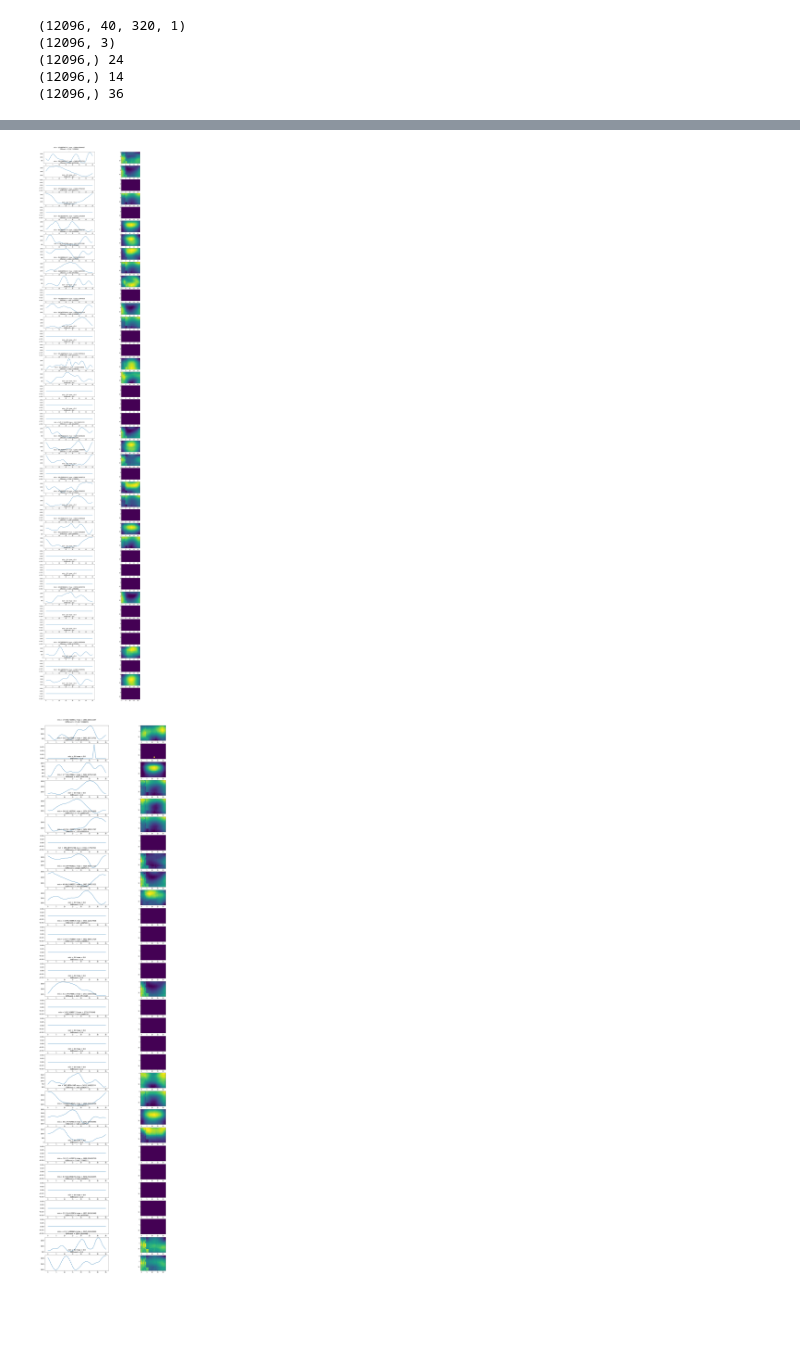
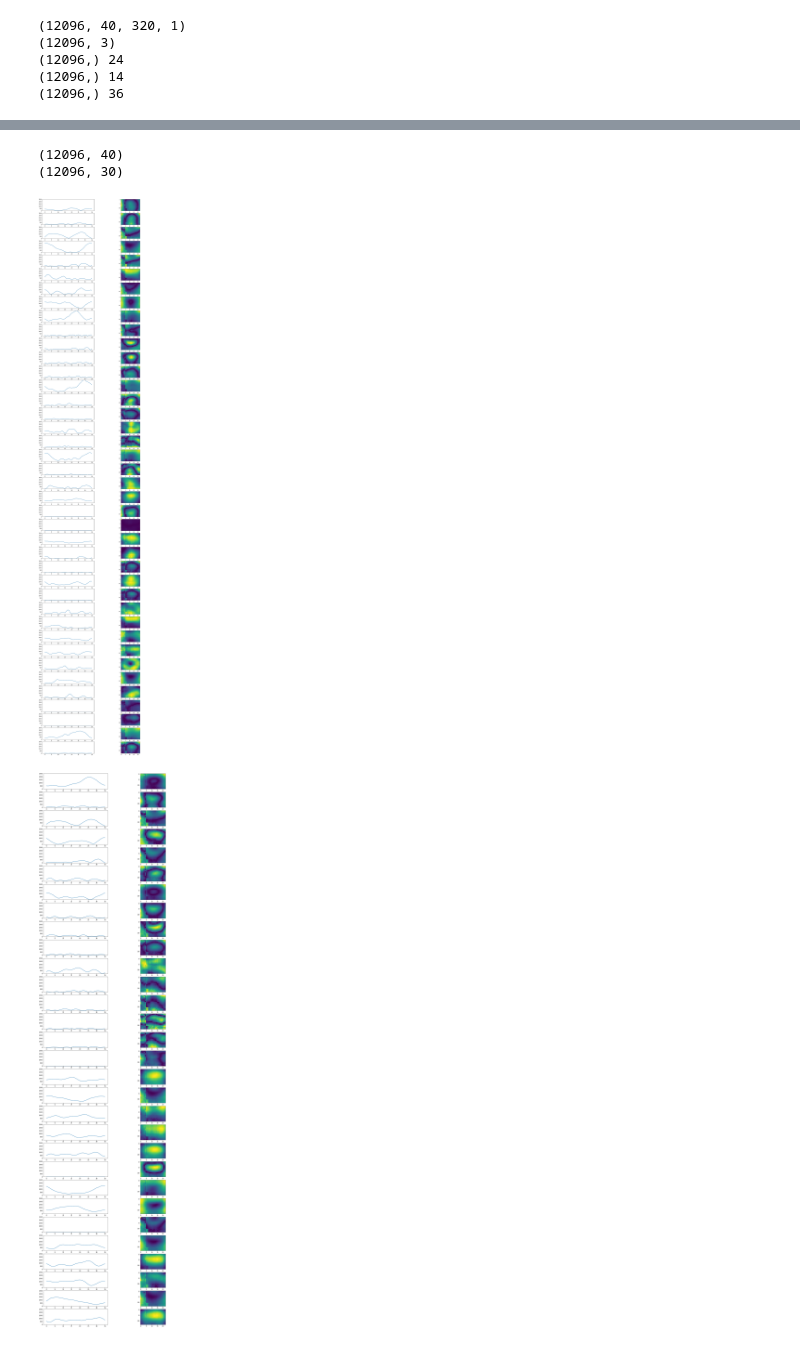
Before and after one commit to mislam5285/Unsupervised-Representation-Learning, a Jupyter notebook: Test3.ipynb, the cells around one changed output, grey strips where cells are left out. Cells and saved outputs as stored; diff of their text form; code cells hidden in the pictures; blank space fills up the shorter version.

Commit message:
new version of [Test3.ipynb]

```diff
--- a/Test3.ipynb
+++ b/Test3.ipynb
@@ -506,7 +569,7 @@ with g.as_default():
     restorer = tf.train.Saver()
     restorer.restore(sess, 'model/' + saved_model)
 
-    n_epochs = 1
+    n_epochs = 10
     for epoch_i in range(n_epochs):
         for batch_i in range(train_images.shape[0]-1):
             train1 = train_images[batch_i:(batch_i+example_num), :, :, :]
@@ -1252,22 +1194,51 @@ The layer z has shape (1, 1, 15, 70)
+# %%
+from sklearn.decomposition import FastICA, PCA
+no_iter = 10000
+
+print(head_cell_data.shape)
+print(place_cell_data.shape)
+ica_H = FastICA(n_components=40, max_iter=no_iter)
+pca_H = PCA(n_components=40)
+head_cell_data2 = ica_H.fit_transform(head_cell_data)
+ica_P = FastICA(n_components=30, max_iter=no_iter)
+pca_P = PCA(n_components=30)
+place_cell_data2 = ica_P.fit_transform(place_cell_data)
+
+for idx in range(test_images.shape[0]):
+    test_x = test_xs[(idx*batch_size):((idx+1)*batch_size)]
+    test_y = test_ys[(idx*batch_size):((idx+1)*batch_size)]
+    test_angle = test_angles[(idx*batch_size):((idx+1)*batch_size)]
+    Head_val = head_cell_data2[idx, :]
+    Place_val = place_cell_data2[idx, :]
+    for idx2 in range(batch_size):
+        head_map_4_head_cell[test_angle[idx2].astype(int), :] += Head_val
+        place_map_4_head_cell[(test_y[idx2]-3).astype(int), (test_x[idx2]-3).astype(int), :] += Head_val
+        head_map_4_place_cell[test_angle[idx2].astype(int), :] += Place_val
+        place_map_4_place_cell[(test_y[idx2]-3).astype(int), (test_x[idx2]-3).astype(int), :] += Place_val
+# %% [output]
+(12096, 40)
+(12096, 30)
 # %%
 fig, axs = plt.subplots(40, 2, figsize=(18, 90))
 for example_i in range(40):
     axs[example_i][0].plot(np.abs(head_map_4_head_cell[:, example_i]))
-    min_val = min(head_map_4_head_cell[:, example_i])
-    max_val = max(head_map_4_head_cell[:, example_i])
-    axs[example_i][0].set_title('min = ' + str(min_val) + ' max = ' + str(max_val) + '\nDifferent = ' + str(max_val-min_val) + '\n...')
+    axs[example_i][0].set_ylim(0, 2500)
+#     min_val = min(head_map_4_head_cell[:, example_i])
+#     max_val = max(head_map_4_head_cell[:, example_i])
+#     axs[example_i][0].set_title('min = ' + str(min_val) + ' max = ' + str(max_val) + '\nDifferent = ' + str(max_val-min_val) + '\n...')
     axs[example_i][1].imshow(np.abs(place_map_4_head_cell[:, 0:23, example_i]))
 plt.show()
 # %% [output]
-[figure, old version]
+[figure, new version]
 # %%
 fig, axs = plt.subplots(30, 2, figsize=(18, 72))
 for example_i in range(30):
     axs[example_i][0].plot(np.abs(head_map_4_place_cell[:, example_i]))
-    min_val = min(head_map_4_head_cell[:, example_i])
-    max_val = max(head_map_4_head_cell[:, example_i])
-    axs[example_i][0].set_title('min = ' + str(min_val) + ' max = ' + str(max_val) + '\nDifferent = ' + str(max_val-min_val) + '\n...')
+    axs[example_i][0].set_ylim(0, 2500)
+#     min_val = min(head_map_4_head_cell[:, example_i])
+#     max_val = max(head_map_4_head_cell[:, example_i])
+#     axs[example_i][0].set_title('min = ' + str(min_val) + ' max = ' + str(max_val) + '\nDifferent = ' + str(max_val-min_val) + '\n...')
     axs[example_i][1].imshow(np.abs(place_map_4_place_cell[:, 0:23, example_i]))
 plt.show()
 # %% [output]
-[figure, old version]
+[figure, new version]
```
Also changed, not shown: parts of 9 cells of this notebook.
